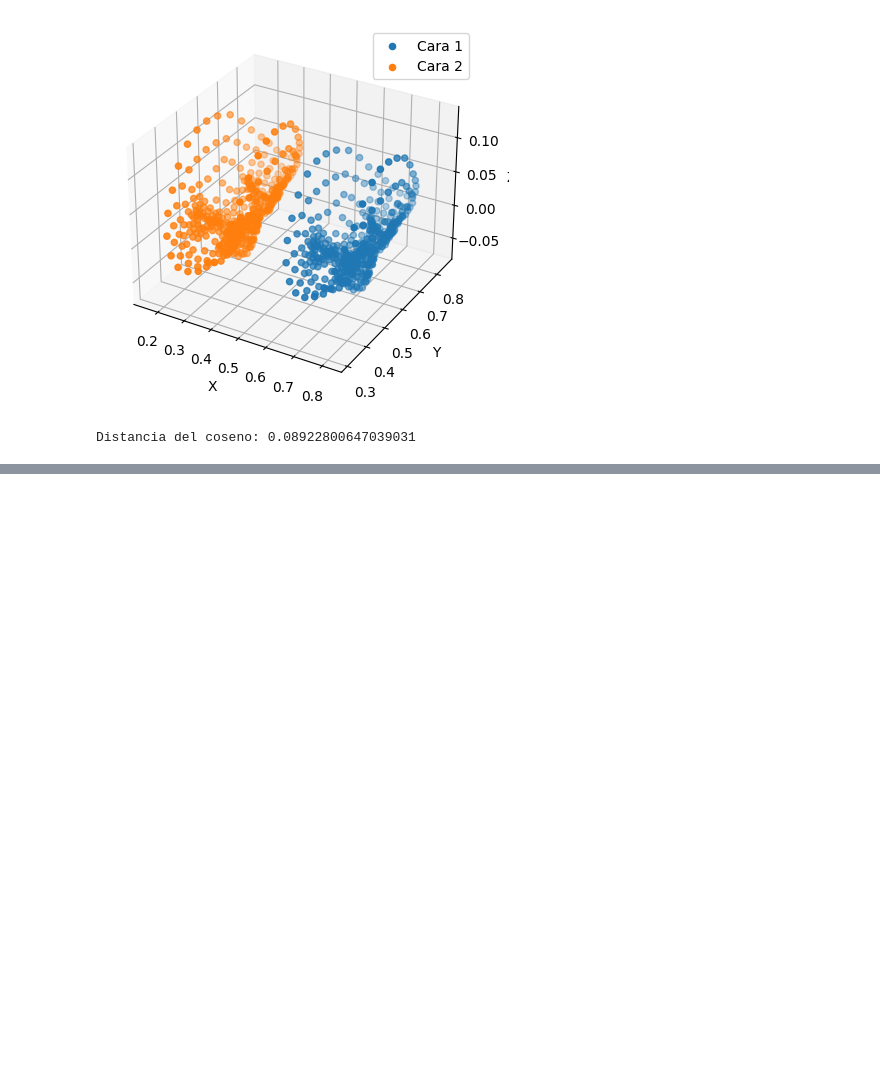
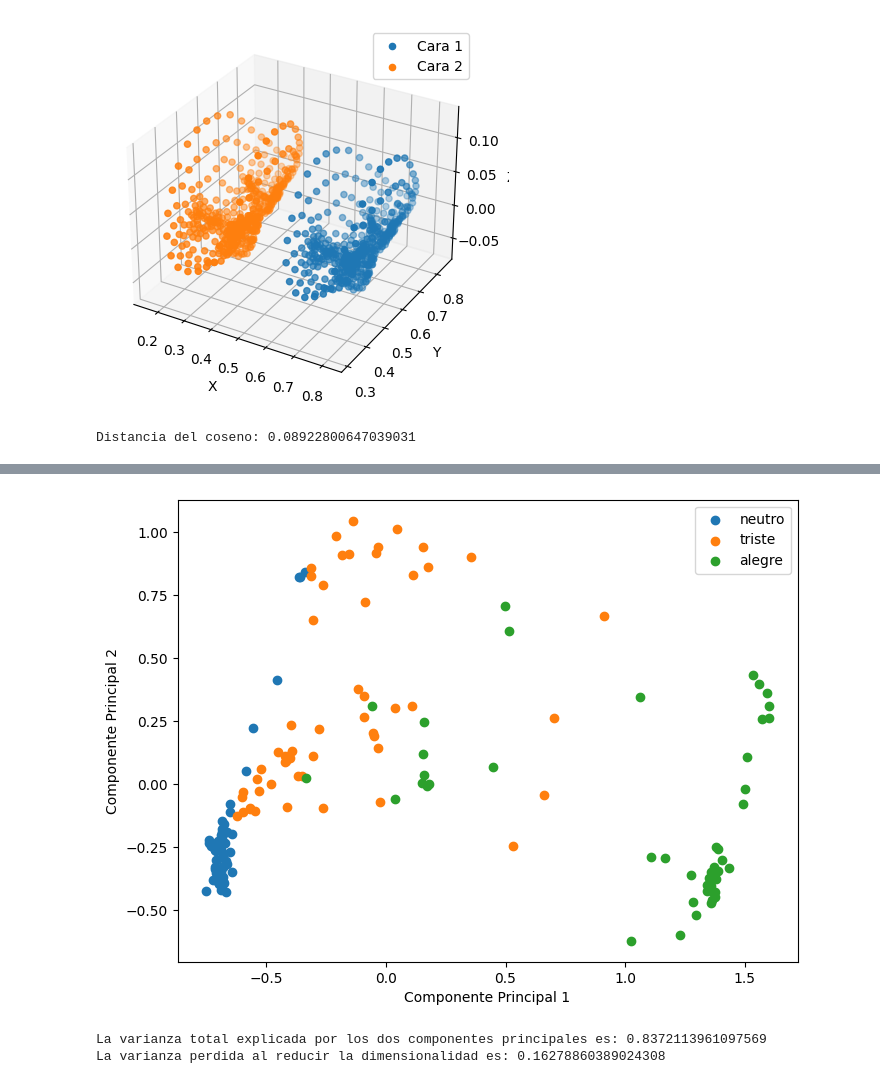
Before and after one commit to FranPuentes/iTI2025, a Jupyter notebook: 06 detección de expresiones faciales.ipynb, the cells around one changed output, grey strips where cells are left out. Drawn from its saved outputs; the diff is of its cells as text; code cells hidden in the pictures; blank space fills up the shorter version.

```diff
--- a/06 detección de expresiones faciales.ipynb
+++ b/06 detección de expresiones faciales.ipynb
@@ -140,3 +143,19 @@ cosine_distance = cosine(face_vectors[0], face_vectors[1])
 print("Distancia del coseno:", cosine_distance)
 # %% [output]
 Distancia del coseno: 0.08922800647039031
+# %%
+# prompt: Carga un dataset de un fichero csv referenciado por una url. Muestra las primeras filas y un resumen de su conteniudo.
+
+import pandas as pd
+
+# URL del archivo CSV
+url = 'https://raw.github.com/FranPuentes/iTI2025/main/data/dataset-expresiones.csv'
+
+# Cargar el dataset desde la URL
+df = pd.read_csv(url)
+
+# Mostrar las primeras filas del dataset
+print(df.head())
+
+# Mostrar un resumen del contenido del dataset
+print(df.info())
@@ -142,0 +202,57 @@ Distancia del coseno: 0.08922800647039031
+# %%
+# prompt: Usando el modelo entrenado en la cenla anterior, crea una representación en 2d de los datos, coloreando cada punto con la columna __TARGET__, esta columna contiene tres tipos de expresiones de rostros, neutro, triste y alegra.
+
+import matplotlib.pyplot as plt
+# Importar la librería necesaria para la reducción de dimensionalidad
+from sklearn.decomposition import PCA
+
+# Crear un objeto PCA para reducir la dimensionalidad a 2 componentes
+pca = PCA(n_components=2)
+
+# Ajustar el PCA a los datos sin la columna "__TARGET__"
+pca.fit(df_sin_target)
+
+# Transformar los datos a 2 dimensiones
+data_2d = pca.transform(df_sin_target)
+
+# Crear una figura y un eje
+plt.figure(figsize=(8, 6))
+
+# Iterar sobre las etiquetas únicas en la columna "__TARGET__"
+for label in target.unique():
+    # Seleccionar los puntos de datos correspondientes a la etiqueta actual
+    indices = target == label
+    # Representar los puntos de datos en 2D con el color correspondiente a la etiqueta
+    plt.scatter(data_2d[indices, 0], data_2d[indices, 1], label=label)
+
+# Añadir una leyenda
+plt.legend()
+
+# Configurar los títulos de los ejes
+plt.xlabel('Componente Principal 1')
+plt.ylabel('Componente Principal 2')
+
+# Mostrar la gráfica
+plt.show()
+# %% [output]
+[figure, added]
+# %%
+# prompt: Cuanta información se ha perdido o retenido a hacer la reducción de dimensionalidad.
+
+# Calcula la varianza explicada por cada componente principal
+explained_variance = pca.explained_variance_ratio_
+
+# Calcula la varianza total explicada por los dos componentes principales
+total_explained_variance = explained_variance.sum()
+
+# Imprime la varianza total explicada
+print("La varianza total explicada por los dos componentes principales es:", total_explained_variance)
+
+# Calcula la varianza perdida
+lost_variance = 1 - total_explained_variance
+
+# Imprime la varianza perdida
+print("La varianza perdida al reducir la dimensionalidad es:", lost_variance)
+# %% [output]
+La varianza total explicada por los dos componentes principales es: 0.8372113961097569
+La varianza perdida al reducir la dimensionalidad es: 0.16278860389024308
```
Also changed, not shown: parts of 8 cells of this notebook.
